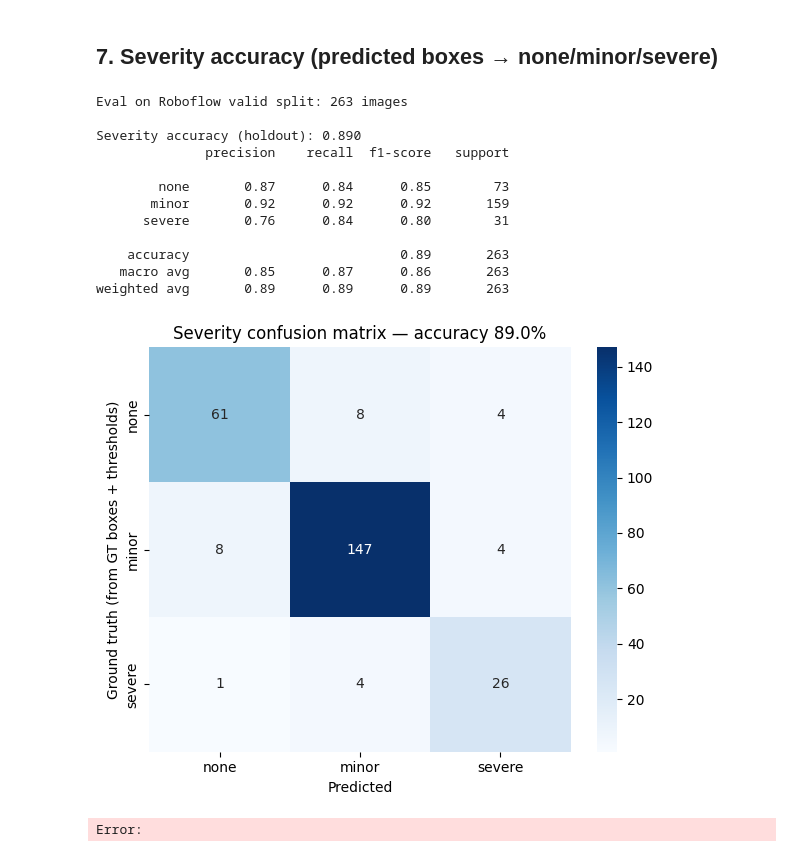
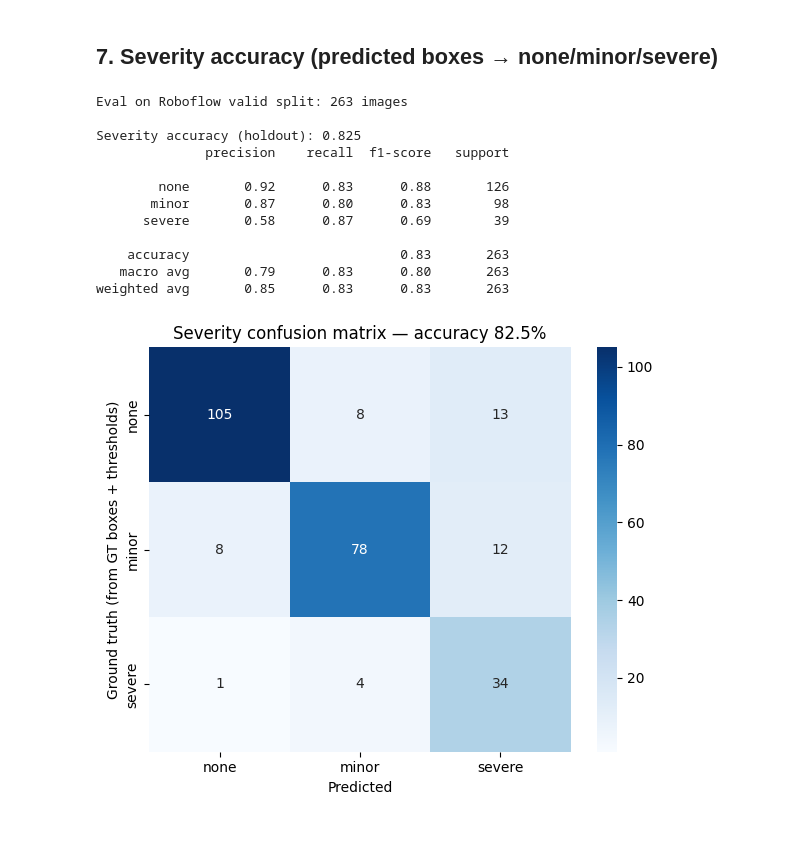
Before and after one commit to ElianaLim/RipEye, a Jupyter notebook: notebooks/train_damage_detection.ipynb, the cells around one changed output. Cells and saved outputs as stored; diff of their text form; code cells hidden in the pictures.

Commit message:
change severe to <20

```diff
--- a/notebooks/train_damage_detection.ipynb
+++ b/notebooks/train_damage_detection.ipynb
@@ -113,8 +113,9 @@ plt.show()
 ## 3. Config
 # %%
 from ripeye.severity import SeverityConfig
+from ultralytics import YOLO
 
-CFG = SeverityConfig(minor_ratio=0.05, severe_ratio=0.30)
+CFG = SeverityConfig(minor_ratio=0.05, severe_ratio=0.20)
 EPOCHS_MAX = 100  # upper cap; training stops early if val mAP plateaus
 PATIENCE = 15     # stop after this many epochs with no val improvement
 IMG_SIZE = 640
@@ -244,6 +245,7 @@ BoxF1_curve.png
 # %% [markdown]
 ## 7. Severity accuracy (predicted boxes → none/minor/severe)
 # %%
+best = YOLO(str(WEIGHTS)) if WEIGHTS.exists() else YOLO(MODEL_CKPT)
 from sklearn.model_selection import train_test_split
 from sklearn.metrics import classification_report, confusion_matrix, accuracy_score
 import seaborn as sns
@@ -278,39 +280,38 @@ for _, row in eval_df.iterrows():
         if img_path:
             break
     if not img_path:
         img_path = next((DATASET_DIR / "train" / "images").glob(f"{stem}.*"), None)
     if not img_path:
         continue
     results = best.predict(str(img_path), imgsz=IMG_SIZE, conf=PREDICT_CONF, verbose=False)
     pred = severity_for_prediction(results[0], id_to_name, cfg=CFG)
     y_true.append(row["severity"])
     y_pred.append(pred["severity"])
 
 labels = ["none", "minor", "severe"]
 acc = accuracy_score(y_true, y_pred)
 print(f"\nSeverity accuracy (holdout): {acc:.3f}")
 print(classification_report(y_true, y_pred, labels=labels, zero_division=0))
 
 cm = confusion_matrix(y_true, y_pred, labels=labels)
 fig, ax = plt.subplots(figsize=(6, 5))
 sns.heatmap(cm, annot=True, fmt="d", cmap="Blues", xticklabels=labels, yticklabels=labels, ax=ax)
 ax.set_xlabel("Predicted")
 ax.set_ylabel("Ground truth (from GT boxes + thresholds)")
 ax.set_title(f"Severity confusion matrix — accuracy {acc:.1%}")
 plt.tight_layout()
 plt.show()
 # %% [output]
 Eval on Roboflow valid split: 263 images
 
-Severity accuracy (holdout): 0.890
+Severity accuracy (holdout): 0.825
               precision    recall  f1-score   support
 
-        none       0.87      0.84      0.85        73
-       minor       0.92      0.92      0.92       159
-      severe       0.76      0.84      0.80        31
+        none       0.92      0.83      0.88       126
+       minor       0.87      0.80      0.83        98
+      severe       0.58      0.87      0.69        39
 
-    accuracy                           0.89       263
-   macro avg       0.85      0.87      0.86       263
-weighted avg       0.89      0.89      0.89       263
+    accuracy                           0.83       263
+   macro avg       0.79      0.83      0.80       263
+weighted avg       0.85      0.83      0.83       263
-[figure, old version]
+[figure, new version]
-Error:
```
Also changed, not shown: parts of 3 cells of this notebook, 3 other files.
